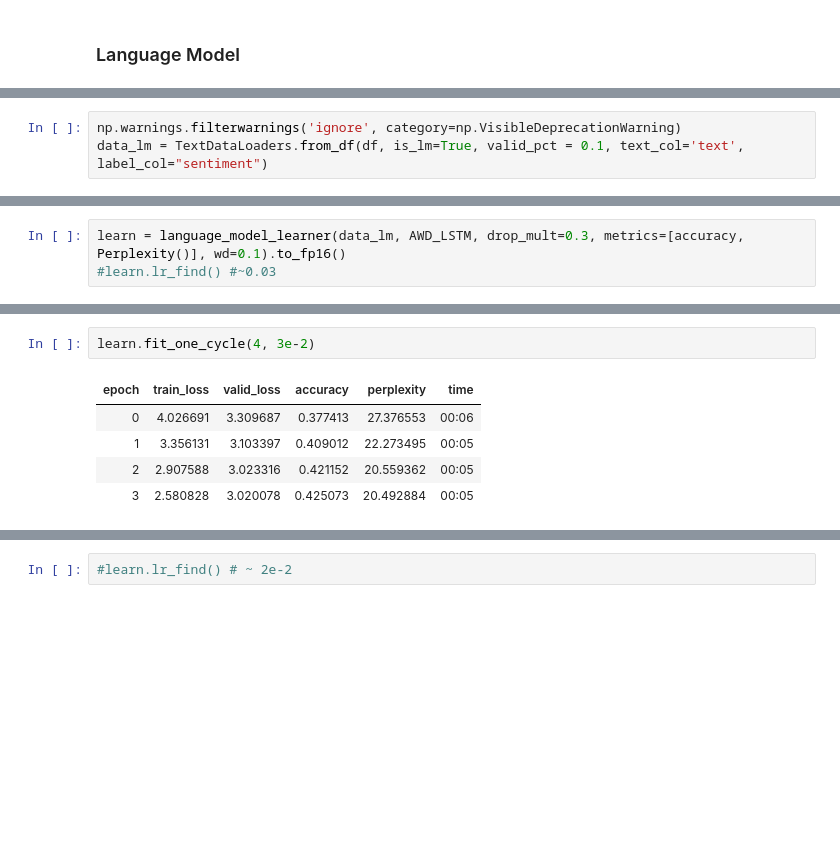
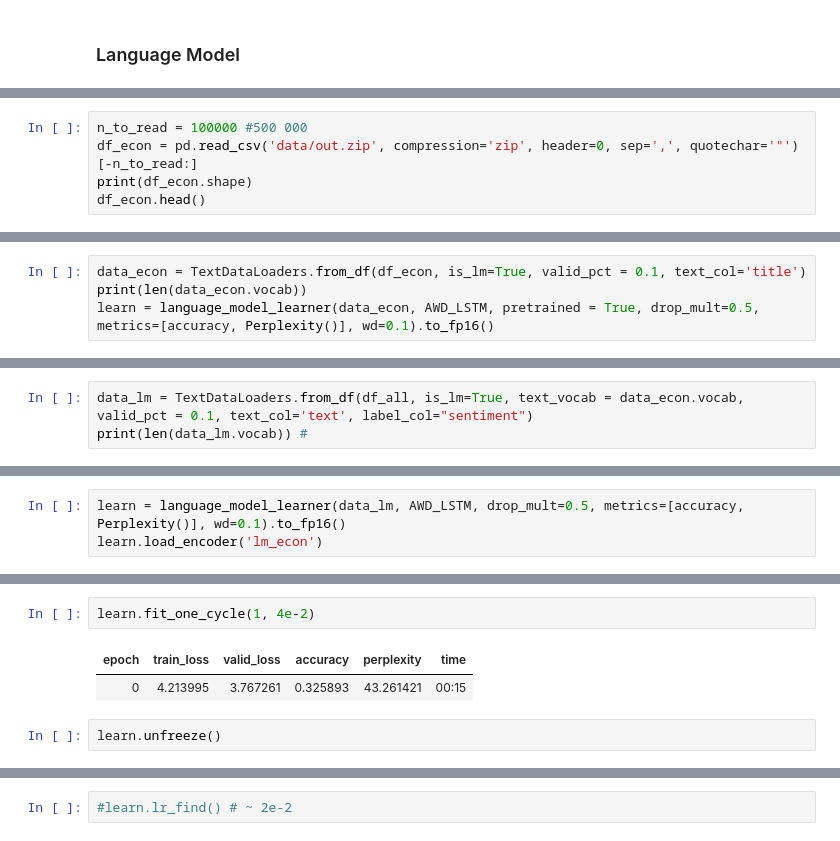
Before and after one commit to Darth-Carrotpie/EconIncentive, a Jupyter notebook: EconIncentive.ipynb, the cells around one changed output, grey strips where cells are left out. Saved outputs shown, nothing was run; the diff lists cells and outputs as text; blank space fills up the shorter version.

Commit message:
introducing reuters headlines data for better LM

```diff
--- a/EconIncentive.ipynb
+++ b/EconIncentive.ipynb
@@ -8,0 +26,5 @@ df_test = pd.read_csv("data/public-test-set.csv", names = cols, encoding = "ISO-
+# %%
+n_to_read = 100000 #500 000
+df_econ = pd.read_csv('data/out.zip', compression='zip', header=0, sep=',', quotechar='"')[-n_to_read:]
+print(df_econ.shape)
+df_econ.head()
@@ -8,0 +39,4 @@ df_test = pd.read_csv("data/public-test-set.csv", names = cols, encoding = "ISO-
+# %%
+data_econ = TextDataLoaders.from_df(df_econ, is_lm=True, valid_pct = 0.1, text_col='title')
+print(len(data_econ.vocab))
+learn = language_model_learner(data_econ, AWD_LSTM, pretrained = True, drop_mult=0.5, metrics=[accuracy, Perplexity()], wd=0.1).to_fp16()
@@ -9,5 +94,5 @@ df_test = pd.read_csv("data/public-test-set.csv", names = cols, encoding = "ISO-
 # %%
-np.warnings.filterwarnings('ignore', category=np.VisibleDeprecationWarning)
-data_lm = TextDataLoaders.from_df(df, is_lm=True, valid_pct = 0.1, text_col='text', label_col="sentiment")
+data_lm = TextDataLoaders.from_df(df_all, is_lm=True, text_vocab = data_econ.vocab, valid_pct = 0.1, text_col='text', label_col="sentiment")
+print(len(data_lm.vocab)) #
 # %% [output]
 [interactive output not drawn]
@@ -14,3 +102,3 @@ data_lm = TextDataLoaders.from_df(df, is_lm=True, valid_pct = 0.1, text_col='tex
 # %%
-learn = language_model_learner(data_lm, AWD_LSTM, drop_mult=0.3, metrics=[accuracy, Perplexity()], wd=0.1).to_fp16()
-#learn.lr_find() #~0.03
+learn = language_model_learner(data_lm, AWD_LSTM, drop_mult=0.5, metrics=[accuracy, Perplexity()], wd=0.1).to_fp16()
+learn.load_encoder('lm_econ')
@@ -17,9 +113,8 @@ learn = language_model_learner(data_lm, AWD_LSTM, drop_mult=0.3, metrics=[accura
 # %%
-learn.fit_one_cycle(4, 3e-2)
+learn.fit_one_cycle(1, 4e-2)
 # %% [output]
 | epoch | train_loss | valid_loss | accuracy | perplexity | time |
-| 0 | 4.026691 | 3.309687 | 0.377413 | 27.376553 | 00:06 |
-| 1 | 3.356131 | 3.103397 | 0.409012 | 22.273495 | 00:05 |
-| 2 | 2.907588 | 3.023316 | 0.421152 | 20.559362 | 00:05 |
-| 3 | 2.580828 | 3.020078 | 0.425073 | 20.492884 | 00:05 |
+| 0 | 4.213995 | 3.767261 | 0.325893 | 43.261421 | 00:15 |
+# %%
+learn.unfreeze()
 # %%
```
Also changed, not shown: parts of 43 cells of this notebook.
